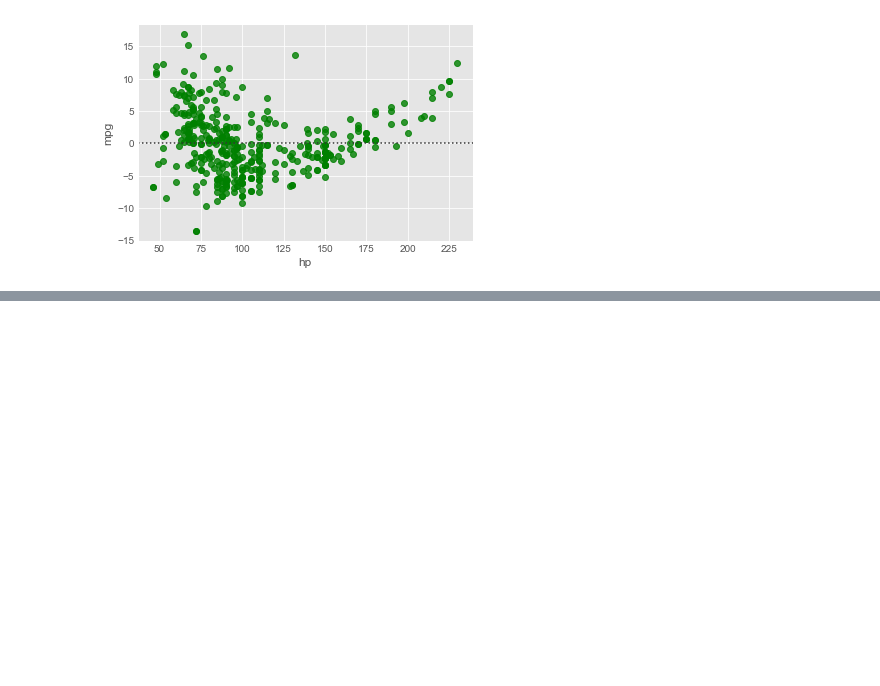
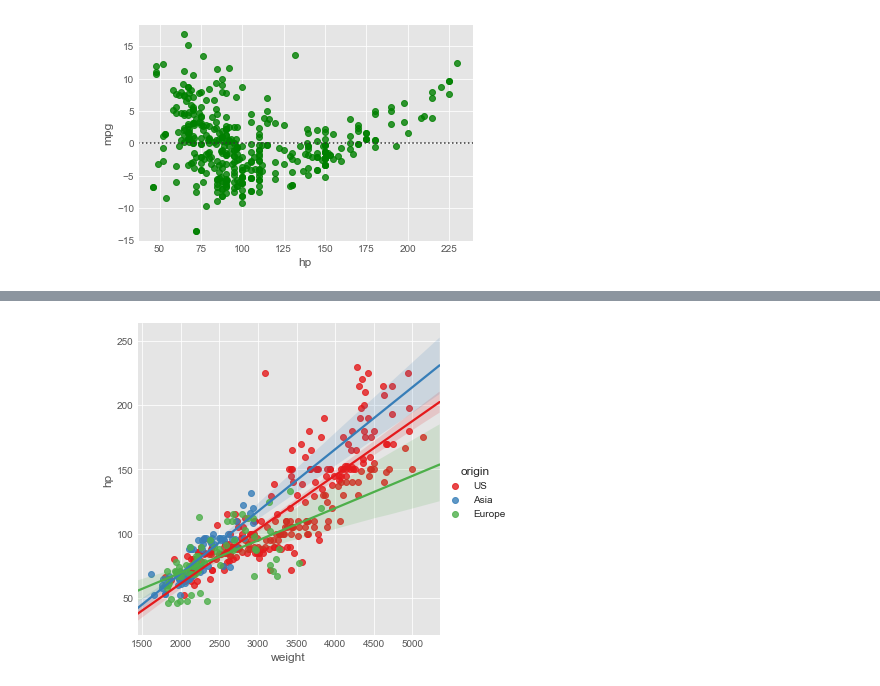
Before and after one commit to cyrsis/TensorflowPY36CPU, a Jupyter notebook: _14_Plot/Seaborn.ipynb, the cells around one changed output, grey strips where cells are left out. Drawn from its saved outputs; the diff is of its cells as text; code cells hidden in the pictures; blank space fills up the shorter version.

```diff
--- a/_14_Plot/Seaborn.ipynb
+++ b/_14_Plot/Seaborn.ipynb
@@ -56,0 +93,11 @@ The function sns.regplot() uses the argument scatter=None to prevent plotting th
+# %%
+# Plot a linear regression between 'weight' and 'hp' grouped by 'origin'.
+# Use the keyword argument hue to group rows with the categorical column 'origin'.
+# Use the keyword argument palette to specify the 'Set1' palette for coloring the distinct groups.
+# Plot a linear regression between 'weight' and 'hp', with a hue of 'origin' and palette of 'Set1'
+sns.lmplot(x='weight',y='hp',data=auto,hue='origin',palette='Set1')
+
+# Display the plot
+plt.show()
+# %% [output]
+[figure, added]
```
Also changed, not shown: parts of 24 cells of this notebook, 2 other files.
